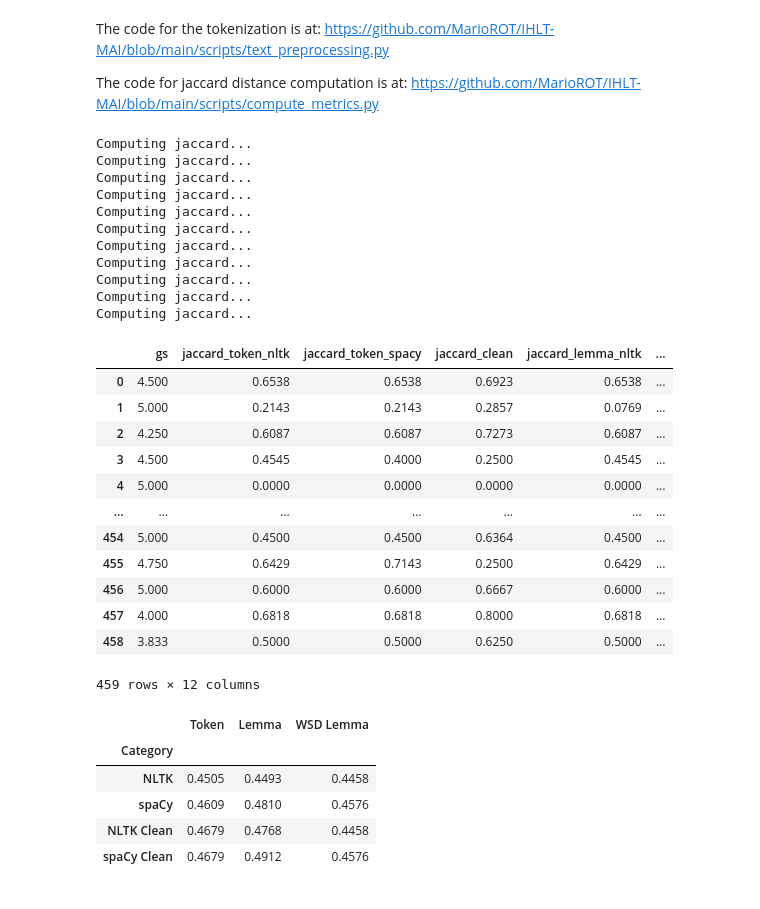
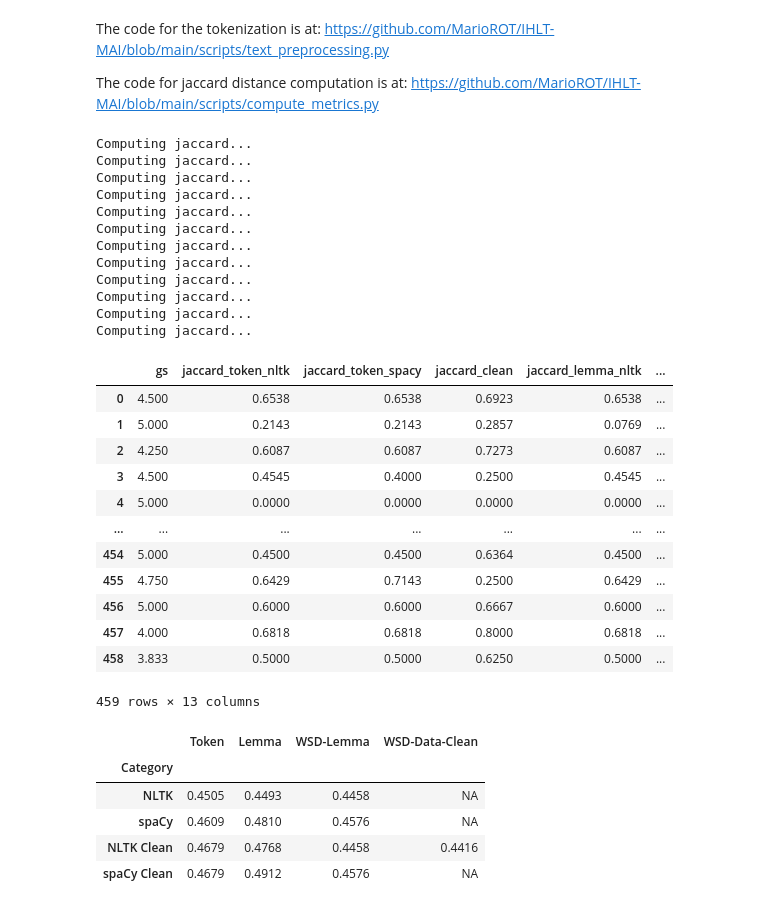
Before and after one commit to MarioROT/IHLT-MAI, a Jupyter notebook: Session6_MarioRosas_AlamLopez.ipynb, the cells around one changed output. Drawn from its saved outputs; the diff is of its cells as text; code cells hidden in the pictures.

```diff
--- a/Session6_MarioRosas_AlamLopez.ipynb
+++ b/Session6_MarioRosas_AlamLopez.ipynb
@@ -104,7 +104,29 @@ dt[13]=tp.lemmatize_data(list(dt[3]),'nltk')
 dt[14]=tp.lemmatize_data(list(dt[2]),'spacy')
 dt[15]=tp.lemmatize_data(list(dt[3]),'spacy')
 
-#--Word Desambiguation with Lemmas NLTK
+#--Word Desambiguation with cleaned Lemmas NLTK
 
 dt[16]= tp.lesk_lemmatize_data(list(dt[12]),'nltk')
 dt[17]= tp.lesk_lemmatize_data(list(dt[13]),'nltk')
+
+
+#--Word Desambiguation with cleaned Lemmas Spacy
+
+dt[18]= tp.lesk_lemmatize_data(list(dt[14]),'nltk')
+dt[19]= tp.lesk_lemmatize_data(list(dt[15]),'nltk')
+
+
+#--Word Desambiguation with Lemmas NLTK
+
+dt[20]=  tp.lesk_lemmatize_data(list(dt[8]),'nltk')
+dt[21]= tp.lesk_lemmatize_data(list(dt[9]),'nltk')
+
+#--Word Desambiguation with Lemmas Spacy
+
+dt[22]= tp.lesk_lemmatize_data(list(dt[10]),'nltk')
+dt[23]= tp.lesk_lemmatize_data(list(dt[11]),'nltk')
+
+#--Word Desambiguation cleaned data
+
+dt[24]= tp.lesk_lemmatize_data(list(dt[2]),'nltk')
+dt[25]= tp.lesk_lemmatize_data(list(dt[3]),'nltk')
@@ -167,6 +172,9 @@ dt['jaccard_lemma_wsd_nltk']=cm_wsd_lemma_clean_nltk.do()['jaccard']
 
 cm_wsd_lemma_spacy = ComputeMetrics(dt[[22,23]].to_numpy(), ['jaccard'], 1)
 dt['jaccard_lemma_wsd_spacy']=cm_wsd_lemma_clean_spacy.do()['jaccard']
+
+cm_wsd_cleaned_data = ComputeMetrics(dt[[24,25]].to_numpy(), ['jaccard'], 1)
+dt['jaccard_wsd_cleaned']=cm_wsd_cleaned_data.do()['jaccard']
 # %% [output]
 Computing jaccard...
 Computing jaccard...
@@ -179,8 +187,9 @@ Computing jaccard...
 Computing jaccard...
 Computing jaccard...
 Computing jaccard...
+Computing jaccard...
 # %%
-dt[['gs','jaccard_token_nltk','jaccard_token_spacy','jaccard_clean','jaccard_lemma_nltk','jaccard_lemma_clean_nltk','jaccard_lemma_spacy','jaccard_lemma_clean_spacy','jaccard_lemma_wsd_clean_nltk','jaccard_lemma_wsd_nltk','jaccard_lemma_wsd_clean_spacy','jaccard_lemma_wsd_spacy']] #
+dt[['gs','jaccard_token_nltk','jaccard_token_spacy','jaccard_clean','jaccard_lemma_nltk','jaccard_lemma_clean_nltk','jaccard_lemma_spacy','jaccard_lemma_clean_spacy','jaccard_lemma_wsd_clean_nltk','jaccard_lemma_wsd_nltk','jaccard_lemma_wsd_clean_spacy','jaccard_lemma_wsd_spacy','jaccard_wsd_cleaned']]
 # %% [output]
 |  | gs | jaccard_token_nltk | jaccard_token_spacy | jaccard_clean | jaccard_lemma_nltk | ... |
 | 0 | 4.500 | 0.6538 | 0.6538 | 0.6923 | 0.6538 | ... |
@@ -194,28 +203,31 @@ dt[['gs','jaccard_token_nltk','jaccard_token_spacy','jaccard_clean','jaccard_lem
 | 456 | 5.000 | 0.6000 | 0.6000 | 0.6667 | 0.6000 | ... |
 | 457 | 4.000 | 0.6818 | 0.6818 | 0.8000 | 0.6818 | ... |
 | 458 | 3.833 | 0.5000 | 0.5000 | 0.6250 | 0.5000 | ... |
-459 rows × 12 columns
+459 rows × 13 columns
 # %%
-results = {'Category':['NLTK', 'spaCy', 'NLTK Clean', 'spaCy Clean'],'Token':[], 'Lemma':[],'WSD Lemma':[],}
+results = {'Category':['NLTK', 'spaCy', 'NLTK Clean', 'spaCy Clean'],'Token':[], 'Lemma':[],'WSD-Lemma':[],'WSD-Data-Clean':[]}
 results['Token'].append(pearsonr(dt['gs'], 1-dt['jaccard_token_nltk'])[0])
 results['Token'].append(pearsonr(dt['gs'], 1-dt['jaccard_token_spacy'])[0])
 results['Token'].append(pearsonr(dt['gs'], 1-dt['jaccard_clean'])[0])
 results['Token'].append(pearsonr(dt['gs'], 1-dt['jaccard_clean'])[0])
 results['Lemma'].append(pearsonr(dt['gs'], 1-dt['jaccard_lemma_nltk'])[0])
 results['Lemma'].append(pearsonr(dt['gs'], 1-dt['jaccard_lemma_clean_nltk'])[0])
 results['Lemma'].append(pearsonr(dt['gs'], 1-dt['jaccard_lemma_spacy'])[0])
 results['Lemma'].append(pearsonr(dt['gs'], 1-dt['jaccard_lemma_clean_spacy'])[0])
-results['WSD Lemma'].append(pearsonr(dt['gs'], 1-dt['jaccard_lemma_wsd_nltk'])[0])
-results['WSD Lemma'].append(pearsonr(dt['gs'], 1-dt['jaccard_lemma_wsd_spacy'])[0])
-results['WSD Lemma'].append(pearsonr(dt['gs'], 1-dt['jaccard_lemma_wsd_clean_nltk'])[0])
-results['WSD Lemma'].append(pearsonr(dt['gs'], 1-dt['jaccard_lemma_wsd_clean_spacy'])[0])
-
+results['WSD-Lemma'].append(pearsonr(dt['gs'], 1-dt['jaccard_lemma_wsd_nltk'])[0])
+results['WSD-Lemma'].append(pearsonr(dt['gs'], 1-dt['jaccard_lemma_wsd_spacy'])[0])
+results['WSD-Lemma'].append(pearsonr(dt['gs'], 1-dt['jaccard_lemma_wsd_clean_nltk'])[0])
+results['WSD-Lemma'].append(pearsonr(dt['gs'], 1-dt['jaccard_lemma_wsd_clean_spacy'])[0])
+results['WSD-Data-Clean'].append('NA')
+results['WSD-Data-Clean'].append('NA')
+results['WSD-Data-Clean'].append(pearsonr(dt['gs'], 1-dt['jaccard_wsd_cleaned'])[0])
+results['WSD-Data-Clean'].append('NA')
 results = pd.DataFrame(results)
 results.set_index('Category')
 # %% [output]
-|  | Token | Lemma | WSD Lemma |
-| Category |  |  |  |
-| NLTK | 0.4505 | 0.4493 | 0.4458 |
-| spaCy | 0.4609 | 0.4810 | 0.4576 |
-| NLTK Clean | 0.4679 | 0.4768 | 0.4458 |
-| spaCy Clean | 0.4679 | 0.4912 | 0.4576 |
+|  | Token | Lemma | WSD-Lemma | WSD-Data-Clean |
+| Category |  |  |  |  |
+| NLTK | 0.4505 | 0.4493 | 0.4458 | NA |
+| spaCy | 0.4609 | 0.4810 | 0.4576 | NA |
+| NLTK Clean | 0.4679 | 0.4768 | 0.4458 | 0.4416 |
+| spaCy Clean | 0.4679 | 0.4912 | 0.4576 | NA |
```
Also changed, not shown: parts of 3 cells of this notebook.
